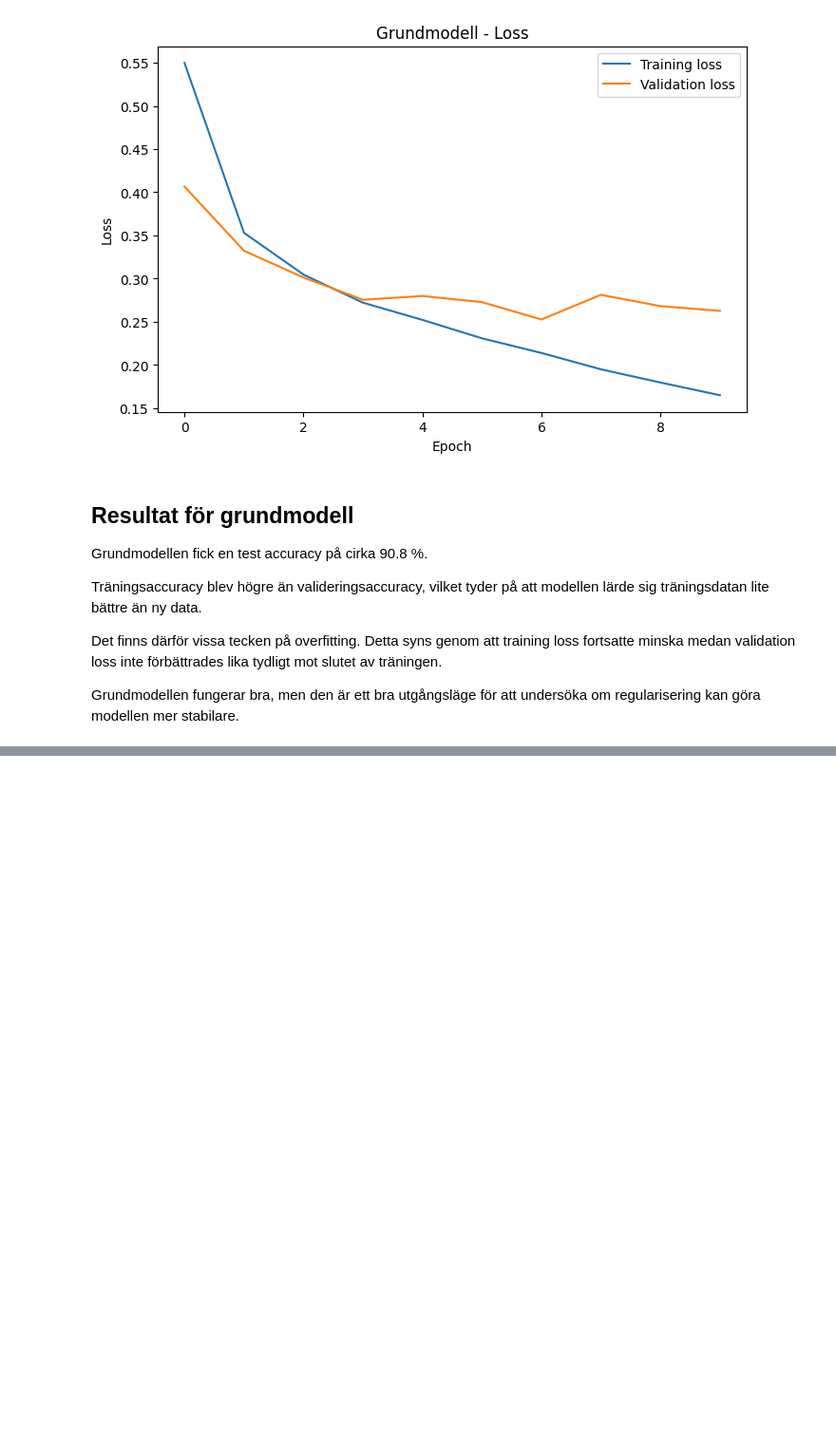
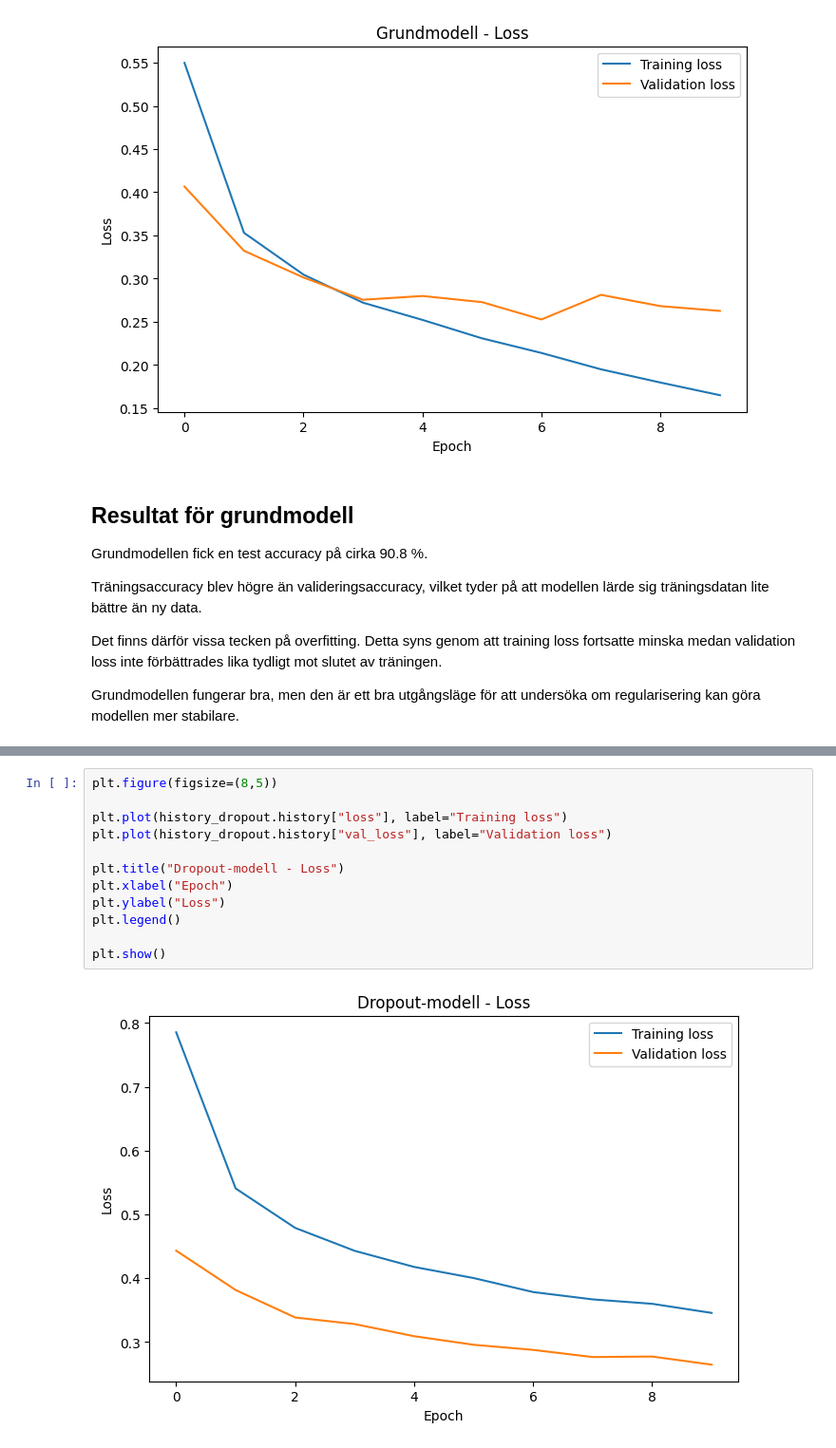
Before and after one commit to SoroushGReza/fashion-mnist-regularisering, a Jupyter notebook: notebook/fashion_mnist_regularisering.ipynb, the cells around one changed output, grey strips where cells are left out. Shown at 95% size. Saved outputs shown, nothing was run; the diff lists cells and outputs as text; blank space fills up the shorter version.

```diff
--- a/notebook/fashion_mnist_regularisering.ipynb
+++ b/notebook/fashion_mnist_regularisering.ipynb
@@ -368,0 +483,14 @@ Grundmodellen fungerar bra, men den är ett bra utgångsläge för att undersök
+# %%
+plt.figure(figsize=(8,5))
+
+plt.plot(history_dropout.history["loss"], label="Training loss")
+plt.plot(history_dropout.history["val_loss"], label="Validation loss")
+
+plt.title("Dropout-modell - Loss")
+plt.xlabel("Epoch")
+plt.ylabel("Loss")
+plt.legend()
+
+plt.show()
+# %% [output]
+[figure, added]
```
Also changed, not shown: parts of 6 cells of this notebook.
